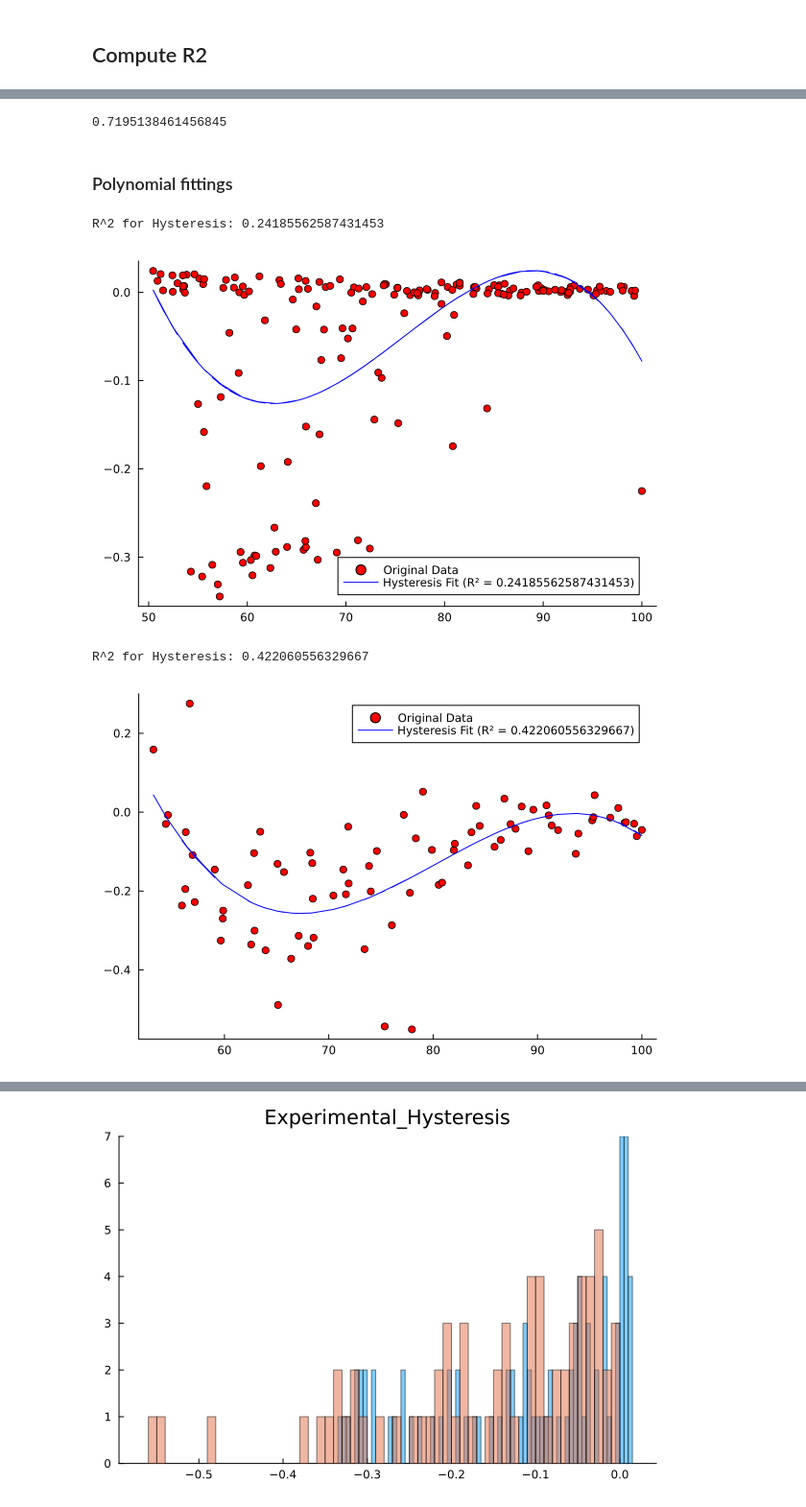
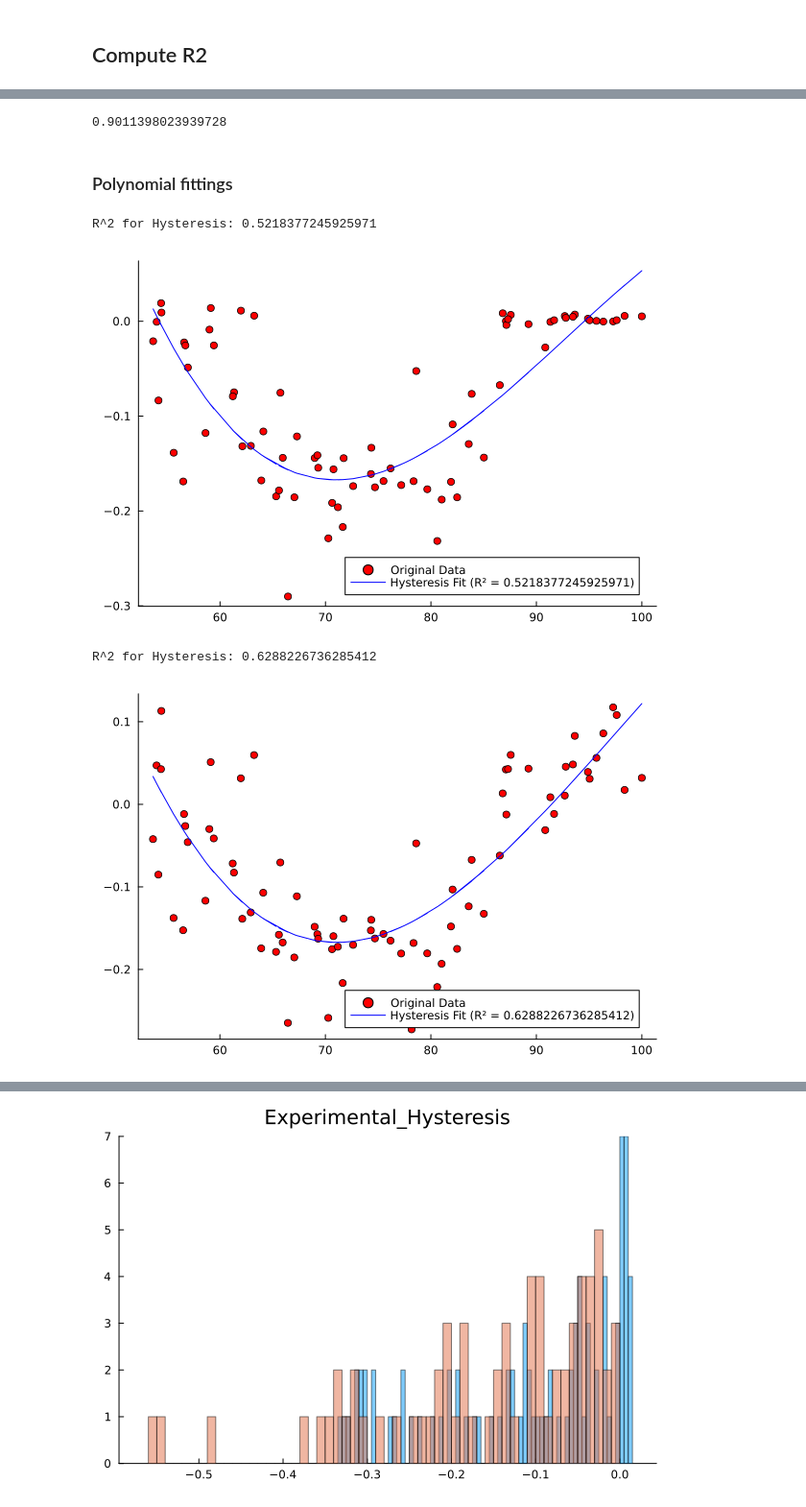
Before and after one commit to natmtc/flexible-motoneuron-control, a Jupyter notebook: Main_model.ipynb, the cells around one changed output, grey strips where cells are left out. Shown at 96% size. Saved outputs shown, nothing was run; the diff lists cells and outputs as text; code cells hidden in the pictures.

```diff
--- a/Main_model.ipynb
+++ b/Main_model.ipynb
@@ -466,7 +471,7 @@ display(p)
 ### Computation of the hysteresis, recruitment and derecruitment threhsolds of the simulated MNs
 # %%
 #Get excitatory inputs
-
+nr_s=size(spike_array,1)
 amplitude=0.4;
 sim_length=560000 ;
 half_triang = div(sim_length, 2);
@@ -494,7 +504,7 @@ end
 # df_h = CSV.read("/Users/nmt121/Desktop/Repositories/Motoneuron_Model/Data_MN_Model/Data_final/histogramTA_hysteresis.csv",DataFrame; header=false);
 # df_h = CSV.read("/Users/nmt121/Desktop/Repositories/Motoneuron_Model/Data_MN_Model/hysteresisVL.csv",DataFrame; header=false);
 
-df_h = CSV.read("/Users/nmt121/Desktop/Repositories/Motoneuron_Model/Data_MN_Model/csv_subjects/hysteresis1TA.csv", DataFrame; header=false)
+df_h = CSV.read("/Users/nmt121/Desktop/Repositories/Motoneuron_Model/Data_MN_Model/csv_subjects/hysteresis8VL.csv", DataFrame; header=false)
 
 hysteresis_exp = df_h[:, 1]
 # %% [output]
@@ -564,7 +579,7 @@ Filtered RSS: 0.5210803294753469
 # %%
 R2 = 1 - (RSS_filtered / TSS_filtered)
 # %% [output]
-0.7195138461456845
+0.9011398023939728
 # %% [markdown]
 ### Polynomial fittings
 # %%
@@ -576,7 +591,7 @@ hysteresis_s=hysteresis[1,10:nr_s]
 poly_hysteresis_s = Polynomials.fit(x_data, hysteresis_s, 3)
 
 # # Generate fitted values
-y_fit_hysteresis = poly_hysteresis_s.(x_data)
+y_fit_hysteresis_s = poly_hysteresis_s.(x_data)
 
 ss_res_hysteresis = sum((hysteresis_s .- y_fit_hysteresis).^2)
 ss_tot_hysteresis = sum((hysteresis_s .- mean(hysteresis)).^2)
@@ -590,32 +605,32 @@ println("R^2 for Hysteresis: ", r2_hysteresis)
 Plots.scatter(x_data, hysteresis_s, label="Original Data", color=:red,grid=false)
 Plots.plot!(x_data, poly_hysteresis_s.(x_data), label="Hysteresis Fit (R² = $r2_hysteresis)", color=:blue)
 # %% [output]
-R^2 for Hysteresis: 0.24185562587431453
+R^2 for Hysteresis: 0.5218377245925971
-[figure, old version]
+[figure, new version]
 # %%
 x = recr_inter_input / maximum(recr_inter_input) * 100
 x_data = x[1,10:nr_s]
 
-hysteresis_e=hyst_exp[10:nr_s]
+hysteresis_e=hysteresis_exp[10:nr_s]
 
 poly_hysteresis = Polynomials.fit(x_data, hysteresis_e, 3)
 
 # # Generate fitted values
 y_fit_hysteresis = poly_hysteresis.(x_data)
 
 ss_res_hysteresis = sum((hysteresis_e .- y_fit_hysteresis).^2)
 ss_tot_hysteresis = sum((hysteresis_e .- mean(hysteresis)).^2)
 r2_hysteresis = 1 - ss_res_hysteresis / ss_tot_hysteresis
 
 
 # Print the R^2 values
 println("R^2 for Hysteresis: ", r2_hysteresis)
 
 # # Plot the original data and the polynomial fits
 Plots.scatter(x_data, hysteresis_e, label="Original Data", color=:red,grid=false)
 Plots.plot!(x_data, poly_hysteresis.(x_data), label="Hysteresis Fit (R² = $r2_hysteresis)", color=:blue)
 # %% [output]
-R^2 for Hysteresis: 0.422060556329667
+R^2 for Hysteresis: 0.6288226736285412
-[figure, old version]
+[figure, new version]
 # %%
 Plots.scatter(recr_inter_input/maximum(recr_inter_input)*100, hysteresis, grid=false,legend=false, xlabel="% Excitatory Input",ylabel="Hysteresis",xlim=(40,101),ylim=(-.4, .5), markercolor=:slateblue1, markerstrokecolor=:slateblue1)
```
Also changed, not shown: parts of 14 cells of this notebook, 10 other files.
